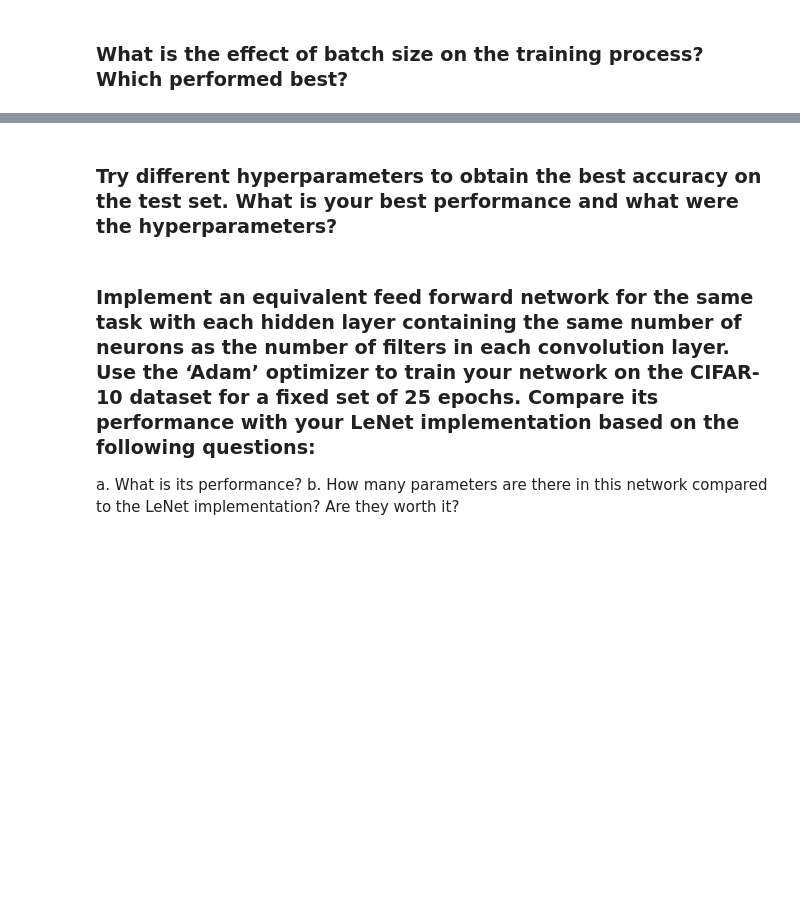
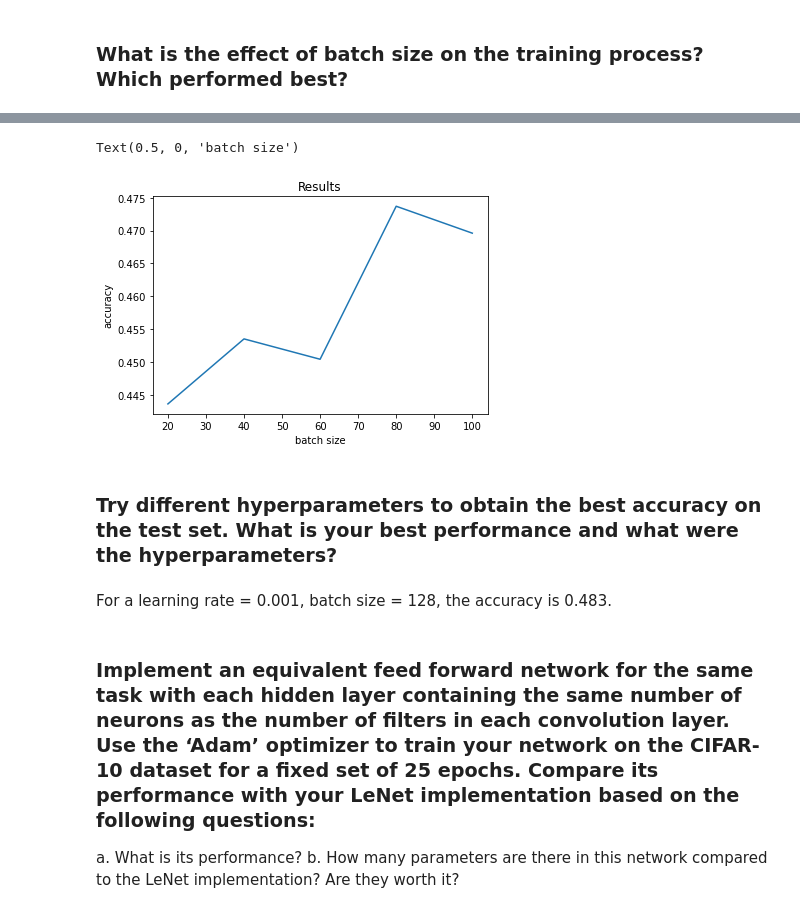
Before and after one commit to anav1001/CS-5783-Fall2022, a Jupyter notebook: Assignment_3/Assignment_3.ipynb, the cells around one changed output, grey strips where cells are left out. Drawn from its saved outputs; the diff is of its cells as text; code cells hidden in the pictures; blank space fills up the shorter version.

```diff
--- a/Assignment_3/Assignment_3.ipynb
+++ b/Assignment_3/Assignment_3.ipynb
@@ -629,10 +666,15 @@ plt.xlabel("learning rate")
 # %%
-plt.plot(batch,res_acc2)
+plt.plot(batchs,res_acc2)
 plt.title("Results")
 plt.ylabel("accuracy")
-plt.xlabel("learning rate")
+plt.xlabel("batch size")
+# %% [output]
+Text(0.5, 0, 'batch size')
+[figure, added]
 # %% [markdown]
 ### Try different hyperparameters to obtain the best accuracy on the test set. What is your best performance and what were the hyperparameters?
+# %% [markdown]
+For a learning rate = 0.001, batch size = 128, the accuracy is 0.483.
 # %% [markdown]
 ### Implement an equivalent feed forward network for the same task with each hidden layer containing the same number of neurons as the number of filters in each convolution layer. Use the ‘Adam’ optimizer to train your network on the CIFAR-10 dataset for a fixed set of 25 epochs. Compare its performance with your LeNet implementation based on the following questions:
 
```
Also changed, not shown: parts of 11 cells of this notebook.
